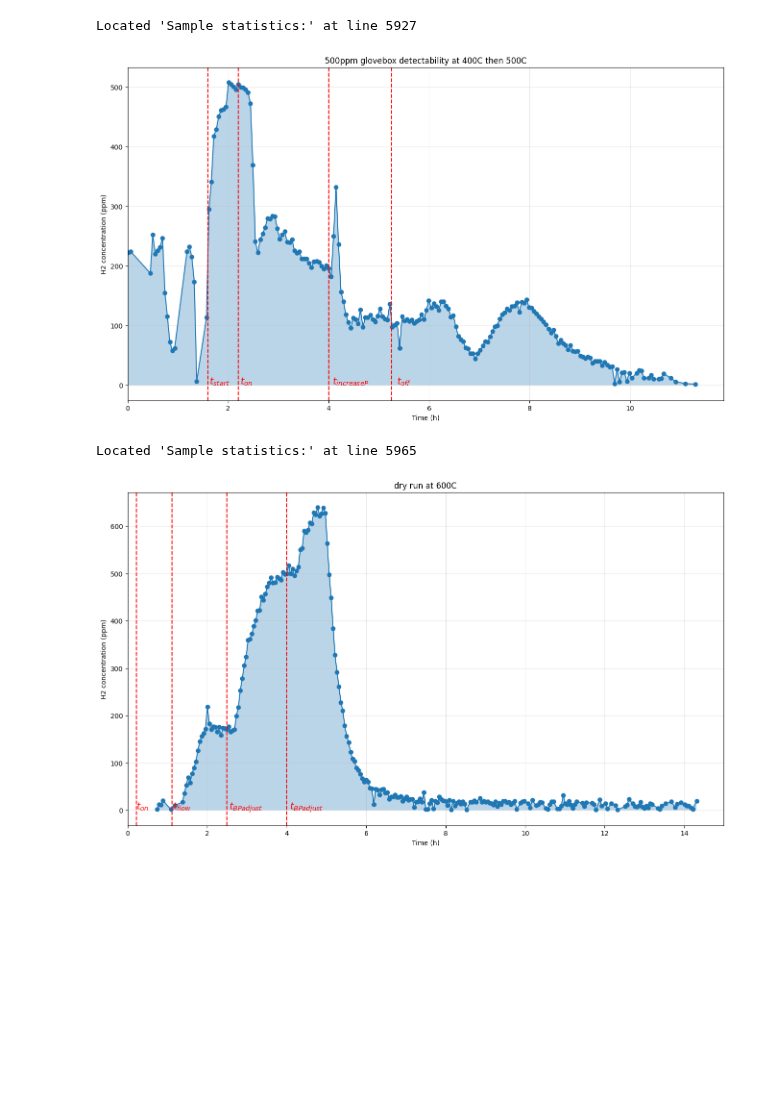
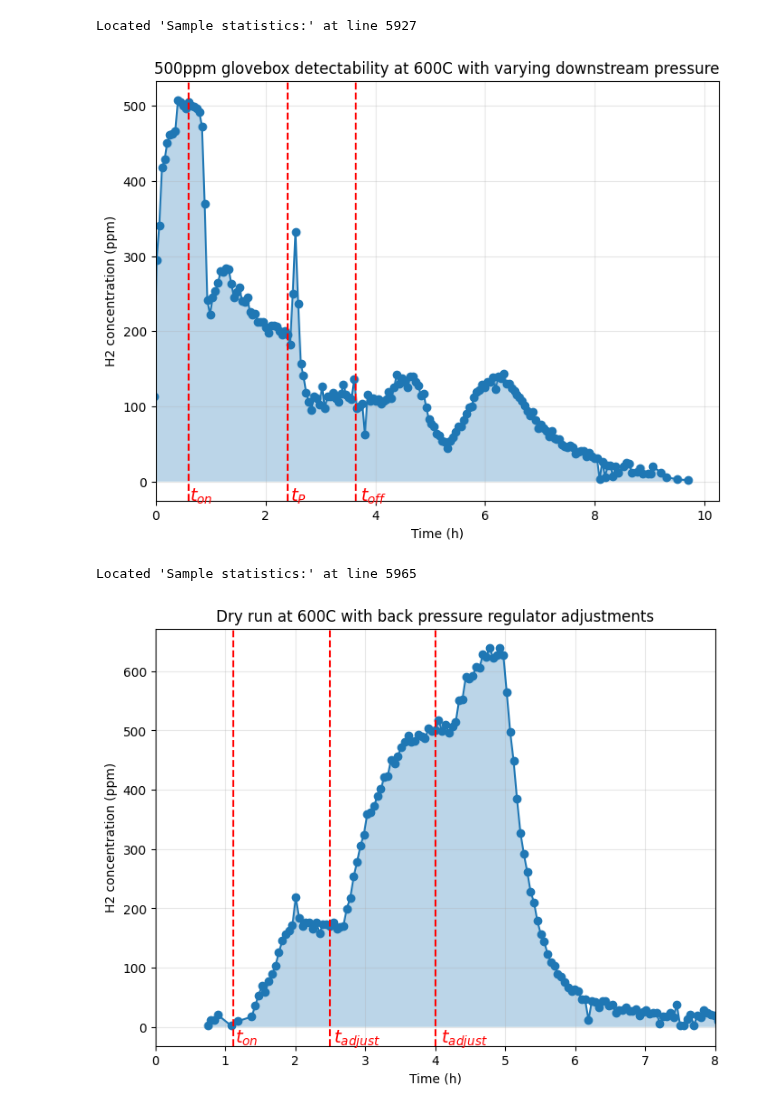
Before and after one commit to RemDelaporteMathurin/hyperion, a Jupyter notebook: data_plots.ipynb, the cells around one changed output. Saved outputs shown, nothing was run; the diff lists cells and outputs as text; code cells hidden in the pictures; blank space fills up the shorter version.

```diff
--- a/data_plots.ipynb
+++ b/data_plots.ipynb
@@ -28,29 +30,30 @@ Located 'Sample statistics:' at line 6018
 # %%
 #6/26 detectability test
 filename = "data/GB-detectability-6-26.csv"
-t_start = "2024-06-26 11:05:00-04:00"
-title = "500ppm glovebox detectability at 400C then 500C"
-vlines = {("2024-06-26 12:41:00-04:00","start"),
-          ("2024-06-26 13:17:00-04:00","on"), ("2024-06-26 15:05:00-04:00","increaseP"),
+t_start = "2024-06-26 12:41:00-04:00"
+title = "500ppm glovebox detectability at 600C with varying downstream pressure"
+vlines = {
+          ("2024-06-26 13:17:00-04:00","on"), ("2024-06-26 15:05:00-04:00","P"),
           ("2024-06-26 16:20:00-04:00","off")}
 
 plot_data(filename, t_start, title,vlines);
 # %% [output]
 Located 'Sample statistics:' at line 5927
-[figure, old version]
+[figure, new version]
 # %%
 #6/27 dry run
 filename = "data/dry_run_6-27.csv"
 t_start = "2024-06-27 11:00:00-04:00"
-title = "dry run at 600C"
-vlines = {("2024-06-27 11:13:00-04:00","on"),
-          ("2024-06-27 12:07:00-04:00","flow"), ("2024-06-27 13:30:00-04:00","BPadjust"),
-          ("2024-06-27 15:00:00-04:00","BPadjust"), ("2024-06-25 15:47:00-04:00", "off")}
+title = "Dry run at 600C with back pressure regulator adjustments"
+vlines = {
+          ("2024-06-27 12:07:00-04:00","on"), ("2024-06-27 13:30:00-04:00","adjust"),
+          ("2024-06-27 15:00:00-04:00","adjust"), ("2024-06-25 15:47:00-04:00", "off")}
 
 plot_data(filename, t_start, title,vlines);
+plt.xlim(right = 8)
 # %% [output]
 Located 'Sample statistics:' at line 5965
-[figure, old version]
+[figure, new version]
 # %%
 #6/28 dry run
 filename = "data/dry_run_6-28.csv"
```
Also changed, not shown: parts of 5 cells of this notebook, 3 other files.
